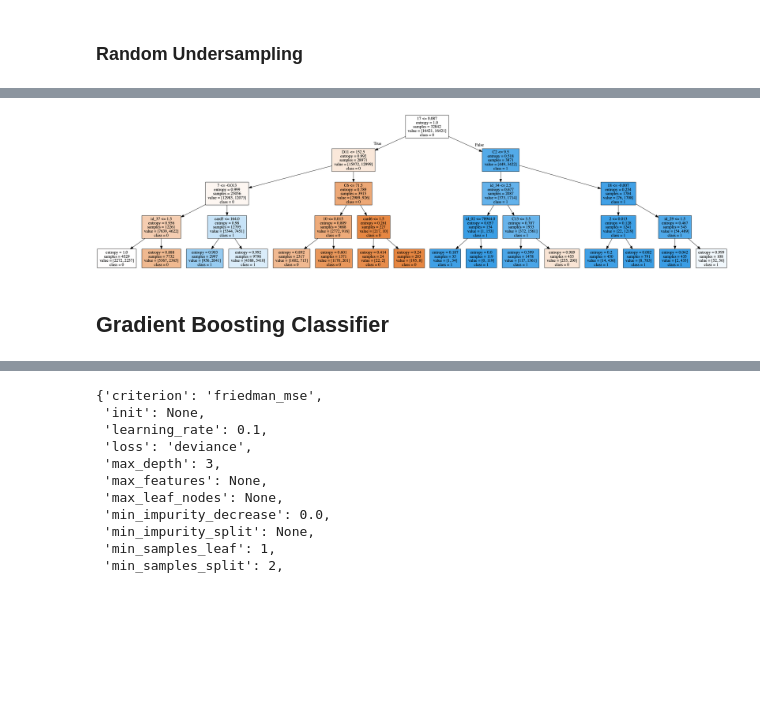
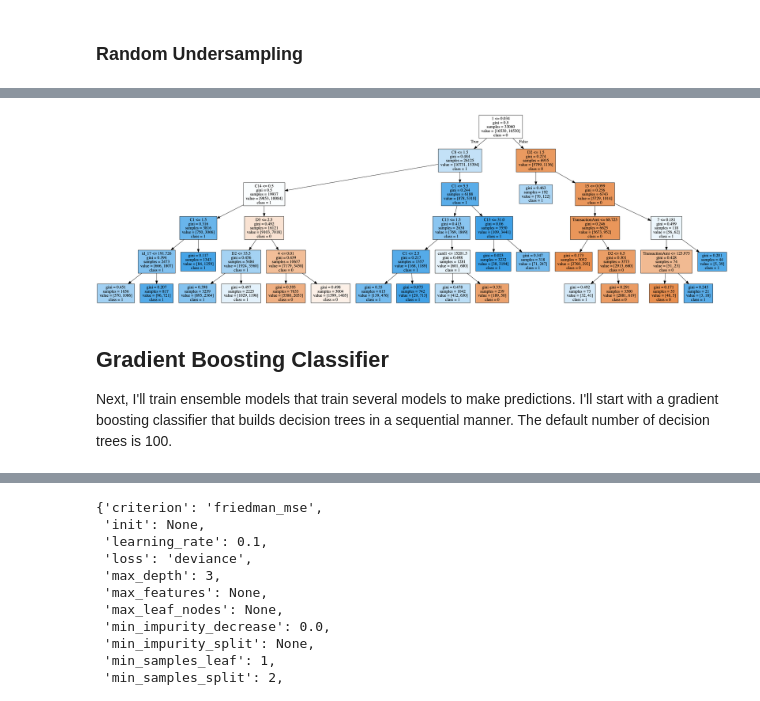
Before and after one commit to anikoloff/fraud_detection, a Jupyter notebook: fraud_detection.ipynb, the cells around one changed output, grey strips where cells are left out. Drawn from its saved outputs; the diff is of its cells as text; code cells hidden in the pictures; blank space fills up the shorter version.

```diff
--- a/fraud_detection.ipynb
+++ b/fraud_detection.ipynb
@@ -803,0 +809,6 @@ I'll work with Decision Tree and ensemble models such as Gradient Boosting and R
+# %%
+# Train a logistic regression model with L1 penalty.
+logreg = LogisticRegression(C=1, penalty='l1') # C=1 by default
+logreg.fit(X_train,y_train)
+
+evaluate(logreg)
@@ -803,0 +843,7 @@ I'll work with Decision Tree and ensemble models such as Gradient Boosting and R
+# %%
+# Train a decision tree model with default parameters.
+dt = DecisionTreeClassifier()
+dt.fit(X_train,y_train)
+
+# Evaluate.
+evaluate(dt)
@@ -803,0 +900,14 @@ I'll work with Decision Tree and ensemble models such as Gradient Boosting and R
+# %%
+decision_tree = DecisionTreeClassifier()
+
+param_grid = {
+    'max_leaf_nodes': [2, 10, 20],
+    'min_samples_leaf':[1, 5],
+    'max_depth': [1, 5],
+    'criterion':['gini','entropy']
+}
+
+grid_search = GridSearchCV(estimator = decision_tree, param_grid = param_grid,
+                           scoring = 'roc_auc', n_jobs = -1, verbose = 2)
+grid_search.fit(X_train, y_train)
+grid_search.best_params_
@@ -803,0 +923,13 @@ I'll work with Decision Tree and ensemble models such as Gradient Boosting and R
+# %%
+# Re-train the model.
+dt1 = DecisionTreeClassifier(
+    criterion='gini',
+    max_depth=5,
+    max_leaf_nodes=20,
+    min_samples_leaf=1,
+    random_state = 1
+)
+dt1.fit(X_train,y_train)
+
+# Evaluate.
+evaluate(dt1)
@@ -886,17 +962,19 @@ Test ROC AUC: 0.7264415239885973
 # %%
-# Render the tree.
+# Plot the tree.
 dot_data = tree.export_graphviz(
-    dt, out_file=None,
+    dt1, out_file=None,
     feature_names=features,
     class_names=['0', '1'],
     filled=True
 )
 graph = pydotplus.graph_from_dot_data(dot_data)
 Image(graph.create_png())
 # %% [output]
-[figure, old version]
+[figure, new version]
-# %% [markdown]
-## Gradient Boosting Classifier
+# %% [markdown]
+## Gradient Boosting Classifier
+
+Next, I'll train ensemble models that train several models to make predictions. I'll start with a gradient boosting classifier that builds decision trees in a sequential manner. The default number of decision trees is 100.
 # %%
 # Train a gradient boosting classifier model with default parameters.
 gbc = ensemble.GradientBoostingClassifier()
```
Also changed, not shown: parts of 62 cells of this notebook, 1 other file.
